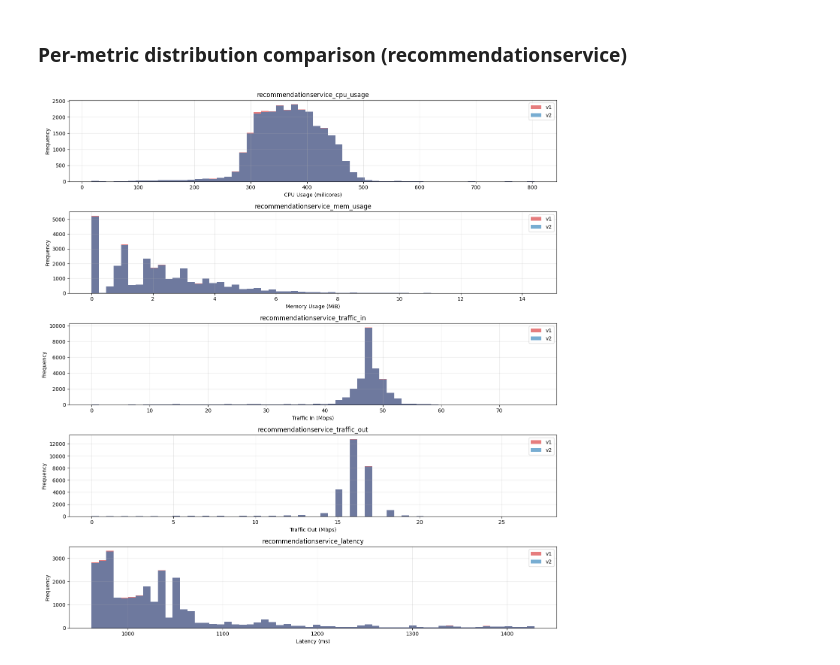
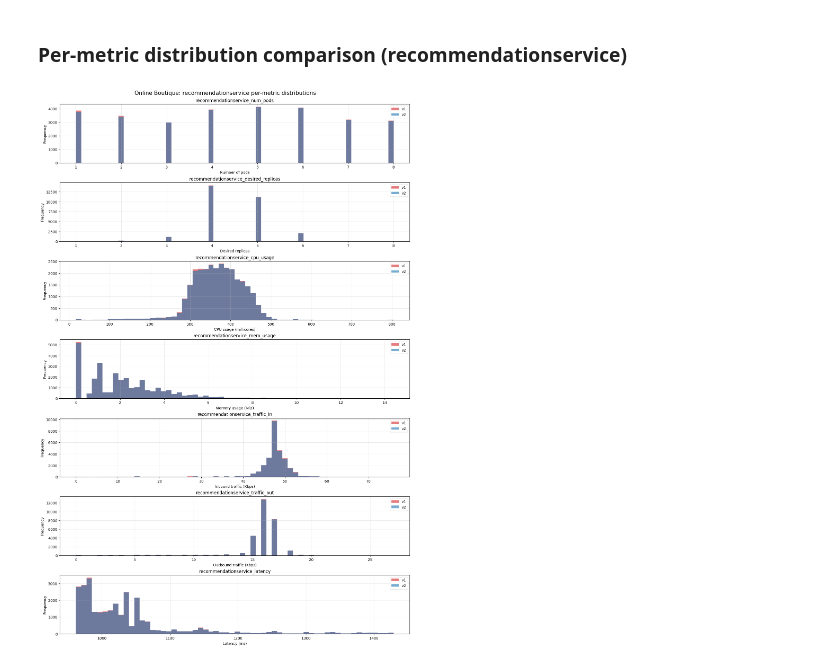
Before and after one commit to BogdanPaul15/gwydion, a Jupyter notebook: gwydion/datasets/real/onlineboutique/v1/onlineboutique.ipynb, the cells around one changed output. Saved outputs shown, nothing was run; the diff lists cells and outputs as text; code cells hidden in the pictures.

Commit message:
fix: trpo params and plots

```diff
--- a/gwydion/datasets/real/onlineboutique/v1/onlineboutique.ipynb
+++ b/gwydion/datasets/real/onlineboutique/v1/onlineboutique.ipynb
@@ -196,8 +196,8 @@ for ax, svc in zip(axes, services):
     pod_counts = df[pod_col].value_counts().sort_index()
     is_target = (svc == target)
     ax.bar(pod_counts.index.astype(int), pod_counts.values,
-           color="tab:red" if is_target else "steelblue")
-    title = f"{svc}" + (" (target)" if is_target else "")
+           color="steelblue")
+    title = f"{svc}"
     ax.set_title(title, fontsize=10)
     ax.set_xlabel("Number of pods", fontsize=9)
     ax.set_ylabel("Row count", fontsize=9)
@@ -467,27 +491,33 @@ recommendationservice_num_pods
 ### Per-metric distribution comparison (recommendationservice)
 # %%
 metrics = [
-    ("cpu_usage", "CPU Usage (milicores)"),
-    ("mem_usage", "Memory Usage (MiB)"),
-    ("traffic_in", "Traffic In (Mbps)"),
-    ("traffic_out", "Traffic Out (Mbps)"),
-    ("latency", "Latency (ms)")
+    ("num_pods", "Number of pods"),
+    ("desired_replicas", "Desired replicas"),
+    ("cpu_usage", "CPU usage (millicores)"),
+    ("mem_usage", "Memory usage (MiB)"),
+    ("traffic_in", "Inbound traffic (Kbps)"),
+    ("traffic_out", "Outbound traffic (Kbps)"),
+    ("latency", "Latency (ms)"),
 ]
 
-compare_cols = [(f"{target}_{suffix}", xlabel) for suffix, xlabel in metrics]
+service = "recommendationservice"
+compare_cols = [(f"{service}_{suffix}", xlabel)
+                for suffix, xlabel in metrics
+                if f"{service}_{suffix}" in df_raw.columns]
 
-fig, axes = plt.subplots(len(compare_cols), 1, figsize=(14, 3 * len(compare_cols)))
+fig, axes = plt.subplots(len(compare_cols), 1,
+                         figsize=(14, 3 * len(compare_cols)),
+                         layout="constrained")
 for ax, (col, xlabel) in zip(axes, compare_cols):
-    raw_vals = df_raw[col]
-    cleaned_vals = df4[col]
-    ax.hist(raw_vals, bins=60, color="tab:red", alpha=0.6, label="v1")
-    ax.hist(cleaned_vals, bins=60, color="tab:blue", alpha=0.6, label="v2")
+    ax.hist(df_raw[col], bins=60, color="tab:red",  alpha=0.6, label="v1")
+    ax.hist(df4[col],   bins=60, color="tab:blue", alpha=0.6, label="v2")
     ax.set_title(col)
     ax.set_xlabel(xlabel)
     ax.set_ylabel("Frequency")
     ax.legend()
     ax.grid(True, alpha=0.3)
-plt.tight_layout()
+
+fig.suptitle("Online Boutique: recommendationservice per-metric distributions", fontsize=15)
 plt.show()
 # %% [output]
-[figure, old version]
+[figure, new version]
```
Also changed, not shown: parts of 4 cells of this notebook, 2 other files.
